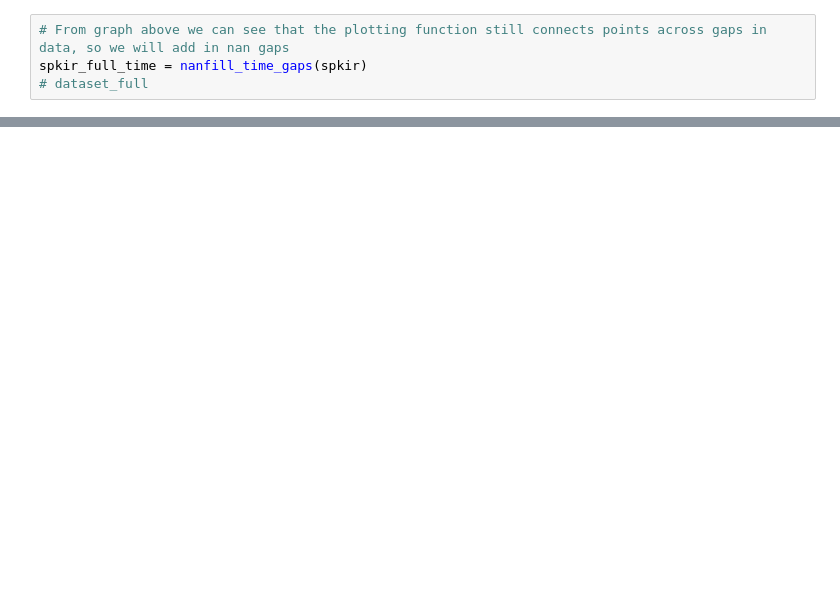
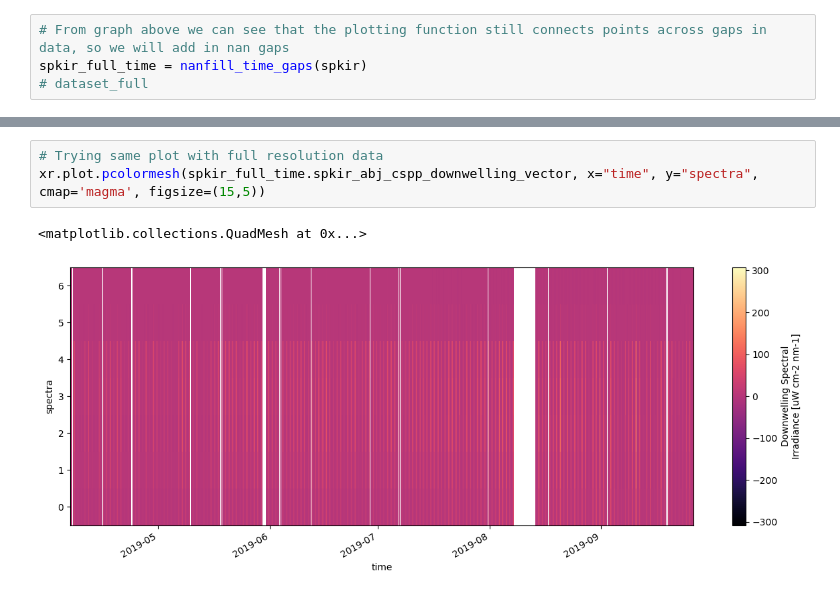
Before and after one commit to cooleyky/qartod_testing, a Jupyter notebook: notebooks/11-Deep-dive-CP01CNSM-RID26-08-SPKIRB000.ipynb, the cells around one changed output, grey strips where cells are left out. Drawn from its saved outputs; the diff is of its cells as text; blank space fills up the shorter version.

```diff
--- a/notebooks/11-Deep-dive-CP01CNSM-RID26-08-SPKIRB000.ipynb
+++ b/notebooks/11-Deep-dive-CP01CNSM-RID26-08-SPKIRB000.ipynb
@@ -156,0 +188,6 @@ Text(0.5, 1.0, 'CP01CNSM-RID26-08-SPKIRB000 recovered_host spkir_abj_dcl_instrum
+# %%
+# Trying same plot with full resolution data
+xr.plot.pcolormesh(spkir_full_time.spkir_abj_cspp_downwelling_vector, x="time", y="spectra", cmap='magma', figsize=(15,5))
+# %% [output]
+<matplotlib.collections.QuadMesh at 0x...>
+[figure, added]
```
Also changed, not shown: parts of 11 cells of this notebook.
